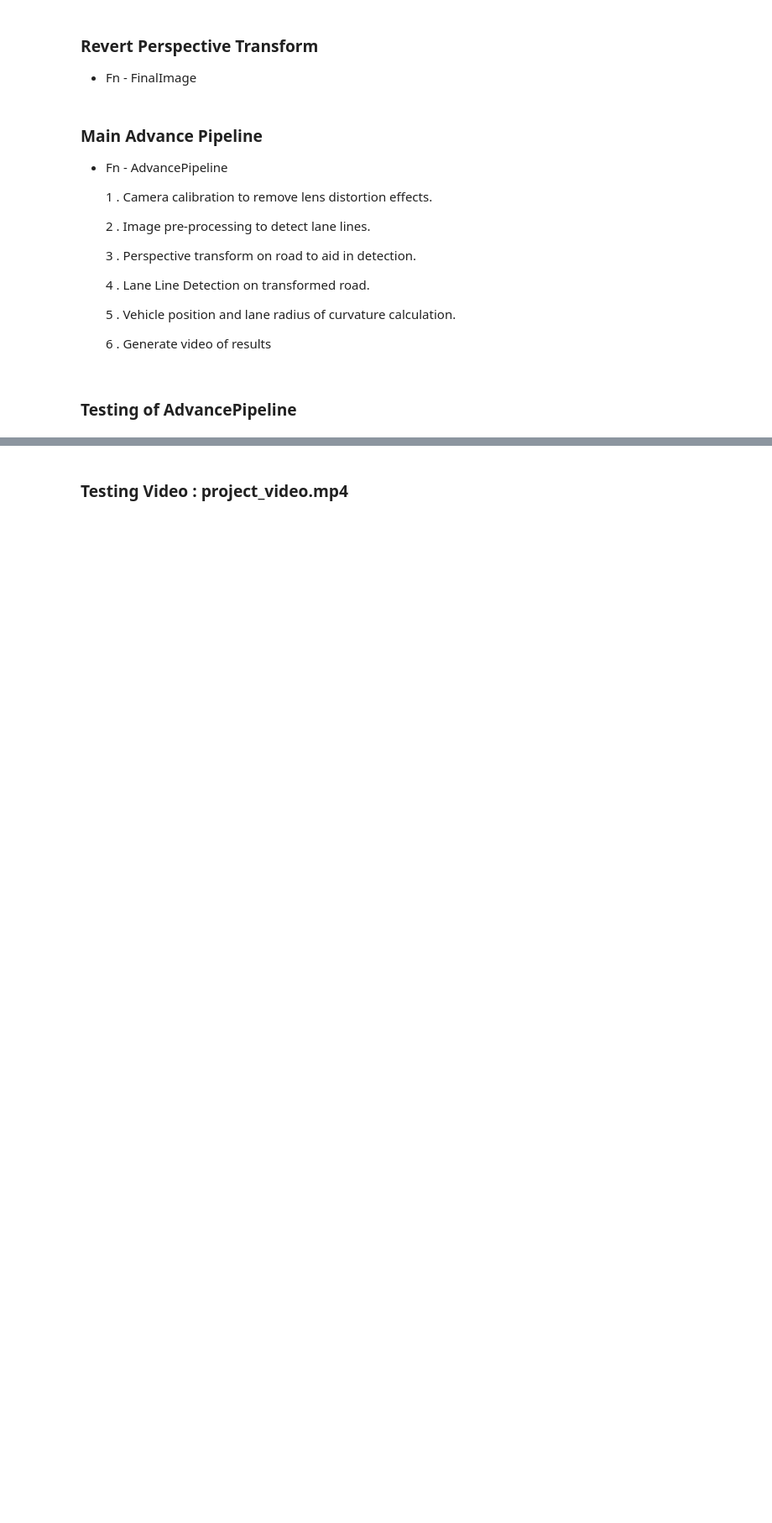
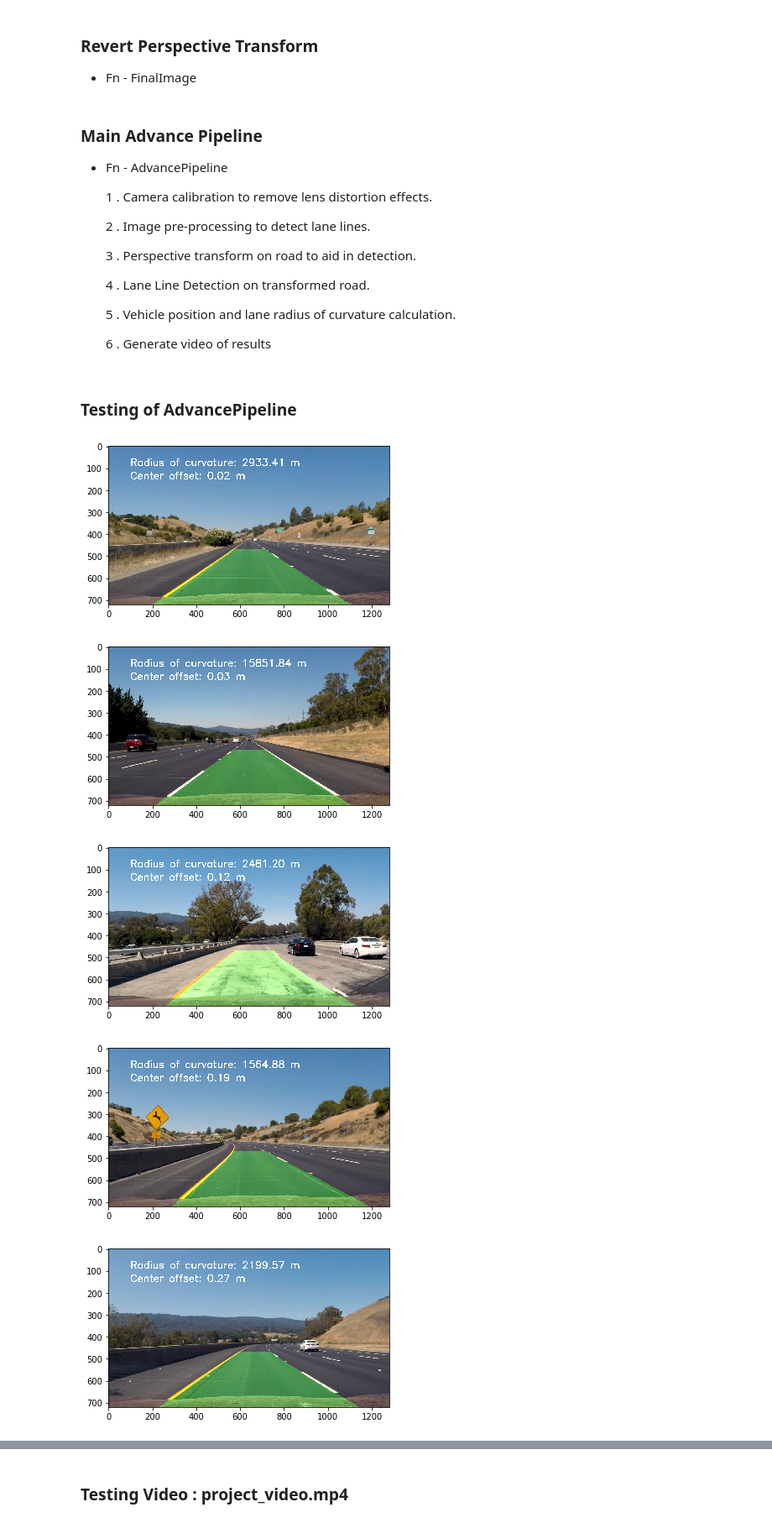
Before and after one commit to Chirag078/Udacity_SelfDrivingCar_Engineer, a Jupyter notebook: Project2_Advanced_Lane_Detection/AdvanceLaneFinding.ipynb, the cells around one changed output, grey strips where cells are left out. Shown at 84% size. Saved outputs shown, nothing was run; the diff lists cells and outputs as text; code cells hidden in the pictures; blank space fills up the shorter version.

```diff
--- a/Project2_Advanced_Lane_Detection/AdvanceLaneFinding.ipynb
+++ b/Project2_Advanced_Lane_Detection/AdvanceLaneFinding.ipynb
@@ -556,21 +556,27 @@ def AdvancePipelineIMG(img):
 # %%
 #Computation of camera calibration matrix and distortion coefficients from a set of chessboard images
 dist,mtx = CalibrateCamera()
 '''
 img = mpimg.imread(os.path.join('./test_images','real_test2.jpg'))
 result = AdvancePipeline(img)
 plt.imshow(result)
 plt.show()
 '''
 for imgName in os.listdir('./test_images'):
 
     img = mpimg.imread(os.path.join('./test_images',imgName))
 
 
     fig = plt.figure()
-    if not os.path.exists("Warped_Op_Images"):
-        os.mkdir("Warped_Op_Images")
+    if not os.path.exists("Final_Op_Images"):
+        os.mkdir("Final_Op_Images")
     undistorted_img,edgeBinary,perspective_img,image,result = AdvancePipelineIMG(img)
-    plt.imshow(perspective_img,cmap="gray")
+    plt.imshow(result)
     plt.show()
-    fig.savefig("Warped_Op_Images/"+imgName)
+    fig.savefig("Final_Op_Images/"+imgName)
+# %% [output]
+[figure, added]
+[figure, added]
+[figure, added]
+[figure, added]
+[figure, added]
```
Also changed, not shown: parts of 3 cells of this notebook, 2 other files.
